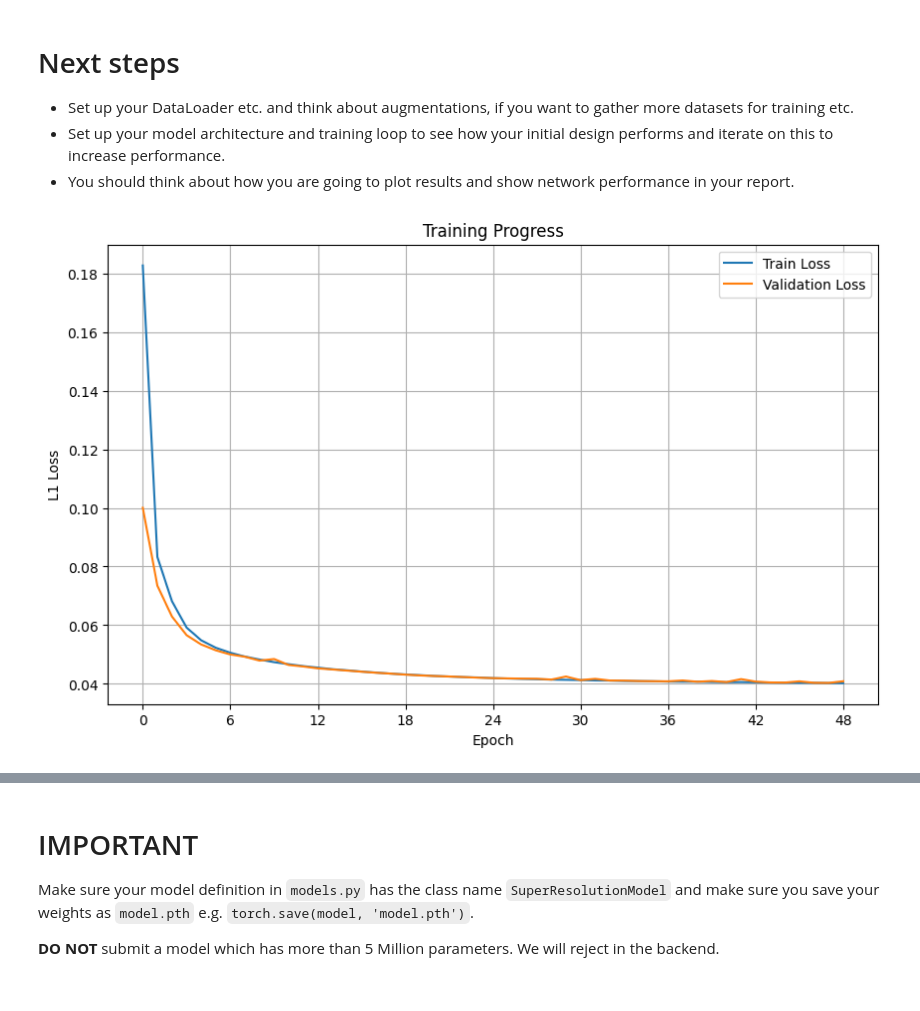
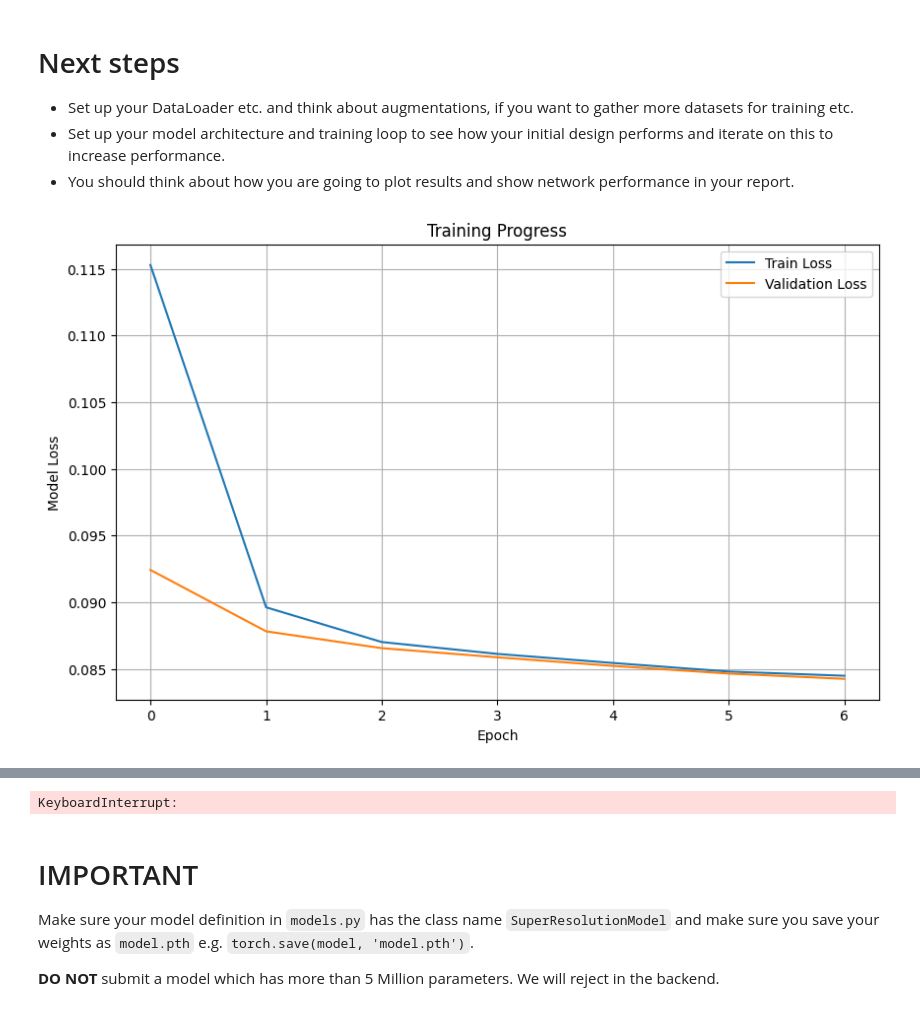
Before and after one commit to dylanneve1/4c16-labs, a Jupyter notebook: lab-07/Lab 7.ipynb, the cells around one changed output, grey strips where cells are left out. Saved outputs shown, nothing was run; the diff lists cells and outputs as text; code cells hidden in the pictures.

```diff
--- a/lab-07/Lab 7.ipynb
+++ b/lab-07/Lab 7.ipynb
@@ -170,11 +170,48 @@ Ready! Train size: 15618 | Val size: 1736
 *   Set up your DataLoader etc. and think about augmentations, if you want to gather more datasets for training etc.
 *   Set up your model architecture and training loop to see how your initial design performs and iterate on this to increase performance.
 *   You should think about how you are going to plot results and show network performance in your report.
+# %%
+class SuperResLoss(nn.Module):
+    def __init__(self):
+        super().__init__()
+        self.l1 = nn.L1Loss()
+        self.mse = nn.MSELoss()
+
+    def edge_loss(self, pred, target):
+        # Horizontal edges
+        pred_h = pred[:, :, :, 1:] - pred[:, :, :, :-1]
+        target_h = target[:, :, :, 1:] - target[:, :, :, :-1]
+
+        # Vertical edges
+        pred_v = pred[:, :, 1:, :] - pred[:, :, :-1, :]
+        target_v = target[:, :, 1:, :] - target[:, :, :-1, :]
+
+        return self.l1(pred_h, target_h) + self.l1(pred_v, target_v)
+
+    def forward(self, pred, target):
+        # Pixel-wise loss (smooth reconstruction)
+        pixel_loss = self.l1(pred, target)
+
+        # MSE helps with brightness/contrast
+        mse_loss = self.mse(pred, target)
+
+        # Edge loss for sharpness (MOST IMPORTANT!)
+        edge_loss = self.edge_loss(pred, target)
+
+        # Weighted combination
+        total = 0.5 * pixel_loss + 0.2 * mse_loss + 0.8 * edge_loss
+        return total
 # %%
 # --- Lab 5 Style Live Plotter ---
 from IPython.display import clear_output
 from matplotlib.ticker import MaxNLocator
 import matplotlib.pyplot as plt
+import importlib
+import models
+
+# Reload the module to pick up changes
+importlib.reload(models)
+from models import SuperResolutionModel
 
 class PlotLogLoss:
     def __init__(self):
@@ -194,7 +231,7 @@ class PlotLogLoss:
         plt.plot(self.epochs, self.train_losses, label="Train Loss")
         plt.plot(self.epochs, self.val_losses, label="Validation Loss")
         plt.gca().xaxis.set_major_locator(MaxNLocator(integer=True))
-        plt.ylabel('L1 Loss')
+        plt.ylabel('Model Loss')
         plt.xlabel('Epoch')
         plt.title('Training Progress')
         plt.legend()
@@ -210,8 +247,8 @@ print(f"Model parameters: {count_model_parameters(sr_model):,}")
 
 # --- Setup Optimizer & Loss ---
 num_epochs = 50
-learning_rate = 0.00001
-criterion = nn.L1Loss()
+learning_rate = 0.0001
+criterion = SuperResLoss().to(device)
 optimizer = optim.Adam(sr_model.parameters(), lr=learning_rate)
 plotter = PlotLogLoss()
 
@@ -228,31 +265,31 @@ for epoch in range(num_epochs):
 
         optimizer.zero_grad()
         out = sr_model(lr_batch)
         loss = criterion(out, hr_batch)
         loss.backward()
         optimizer.step()
 
         running_loss += loss.item() * lr_batch.size(0)
 
     train_loss = running_loss / len(train_loader.dataset)
 
     # Validation Phase
     sr_model.eval()
     val_running_loss = 0.0
 
     with torch.no_grad():
         for lr_batch, hr_batch in tqdm(val_loader, desc=f'Epoch {epoch+1}/{num_epochs} [Val]', leave=False):
             lr_batch, hr_batch = lr_batch.to(device), hr_batch.to(device)
             out = sr_model(lr_batch)
             loss = criterion(out, hr_batch)
             val_running_loss += loss.item() * lr_batch.size(0)
 
     val_loss = val_running_loss / len(val_loader.dataset)
 
     # Update Live Graph
     plotter.update(train_loss, val_loss)
     print(f'Epoch {epoch+1}: Train Loss {train_loss:.5f} | Val Loss {val_loss:.5f}')
 
 print('Training finished.')
 # %% [output]
-[figure, old version]
+[figure, new version]
@@ -260,3 +297,4 @@ Epoch 49: Train Loss 0.04023 | Val Loss 0.04088
+KeyboardInterrupt:
 # %% [markdown]
 # IMPORTANT
 Make sure your model definition in `models.py` has the class name
```
Also changed, not shown: parts of 2 cells of this notebook, 2 other files.
